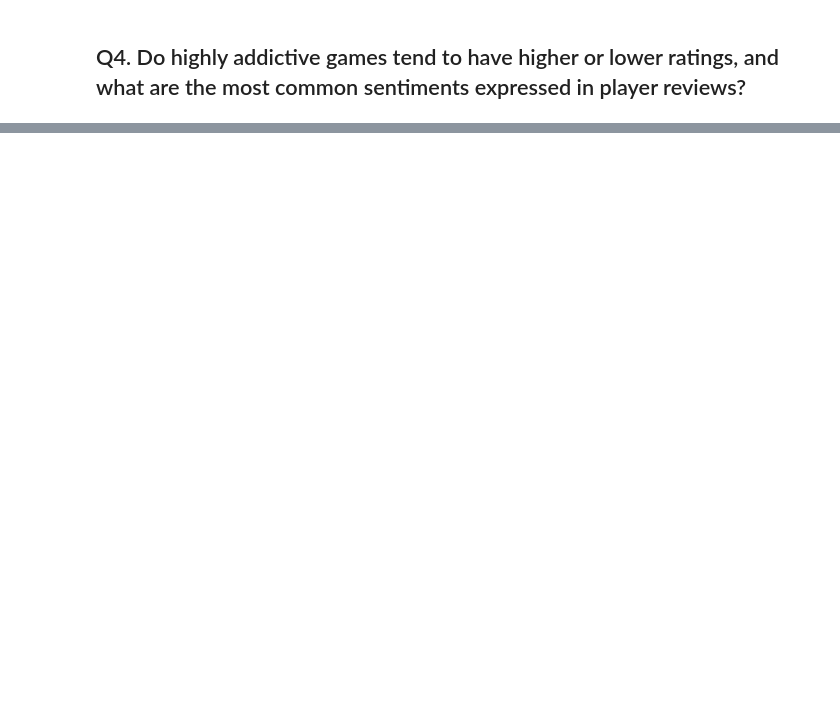
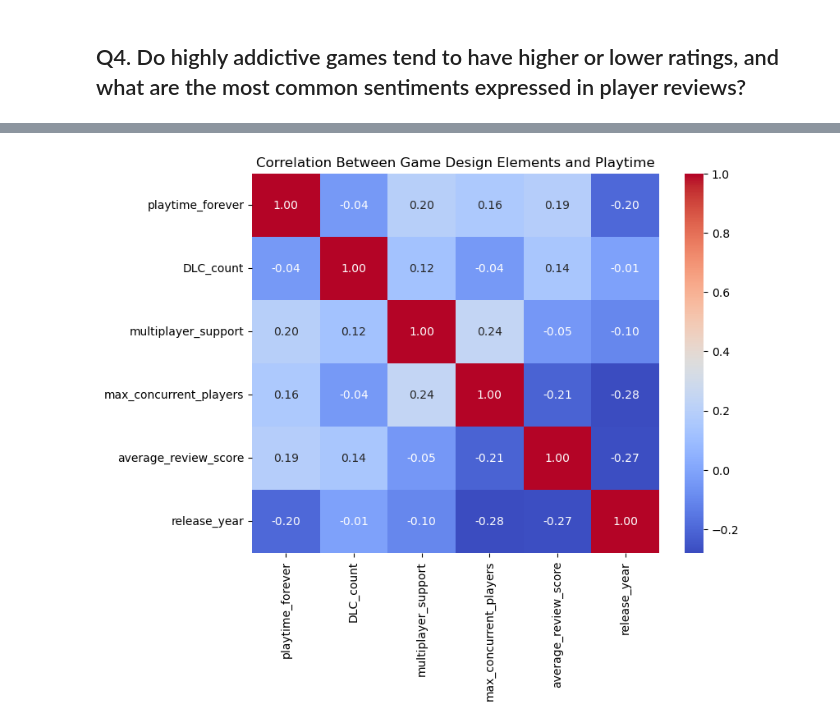
Before and after one commit to adhikaribiju/Analyzing-Gaming-Addiction-Trends-and-Player-Engagement, a Jupyter notebook: docs/Data Science Capstone.ipynb, the cells around one changed output, grey strips where cells are left out. Cells and saved outputs as stored; diff of their text form; code cells hidden in the pictures; blank space fills up the shorter version.

```diff
--- a/docs/Data Science Capstone.ipynb
+++ b/docs/Data Science Capstone.ipynb
@@ -965,0 +810,29 @@ F1 Score = 0.9870
+# %%
+merged_data = users_data.merge(games_data, on="game_id", how="inner")
+# Counting the number of people who are addicted (1) and not addicted (0)
+addiction_counts = merged_data['addicted'].value_counts()
+
+# Displaying the counts
+addiction_counts
+
+# Drop unwanted columns
+merged_data = merged_data.drop(columns=['name', 'Unnamed: 0'])
+
+# Convert 'release_date' to numeric year
+merged_data['release_year'] = pd.to_datetime(merged_data['release_date'], errors='coerce').dt.year
+
+# Drop the original 'release_date' column
+merged_data = merged_data.drop(columns=['release_date'])
+# %%
+from imblearn.under_sampling import RandomUnderSampler
+import pandas as pd
+
+# Assuming merged_data is your DataFrame
+X = merged_data.drop(columns=['addicted'])  # Features
+y = merged_data['addicted']  # Target
+
+rus = RandomUnderSampler(sampling_strategy=1.0, random_state=42)  # 1:1 balance
+X_resampled, y_resampled = rus.fit_resample(X, y)
+
+balanced_data = pd.concat([X_resampled, y_resampled], axis=1)
+print(balanced_data['addicted'].value_counts())  # Should show ~197 of each class
@@ -965,0 +884,15 @@ F1 Score = 0.9870
+# %%
+# game design elements for analysis
+design_elements = ["DLC_count", "multiplayer_support", "max_concurrent_players",
+                    "average_review_score", "release_year"]
+
+# correlation of game design elements with playtime_forever
+correlation_results = balanced_data[["playtime_forever"] + design_elements].corr()
+
+# heatmap
+plt.figure(figsize=(8, 6))
+sns.heatmap(correlation_results, annot=True, cmap="coolwarm", fmt=".2f")
+plt.title("Correlation Between Game Design Elements and Playtime")
+plt.show()
+# %% [output]
+[figure, added]
```
Also changed, not shown: parts of 25 cells of this notebook, 1 other file.
